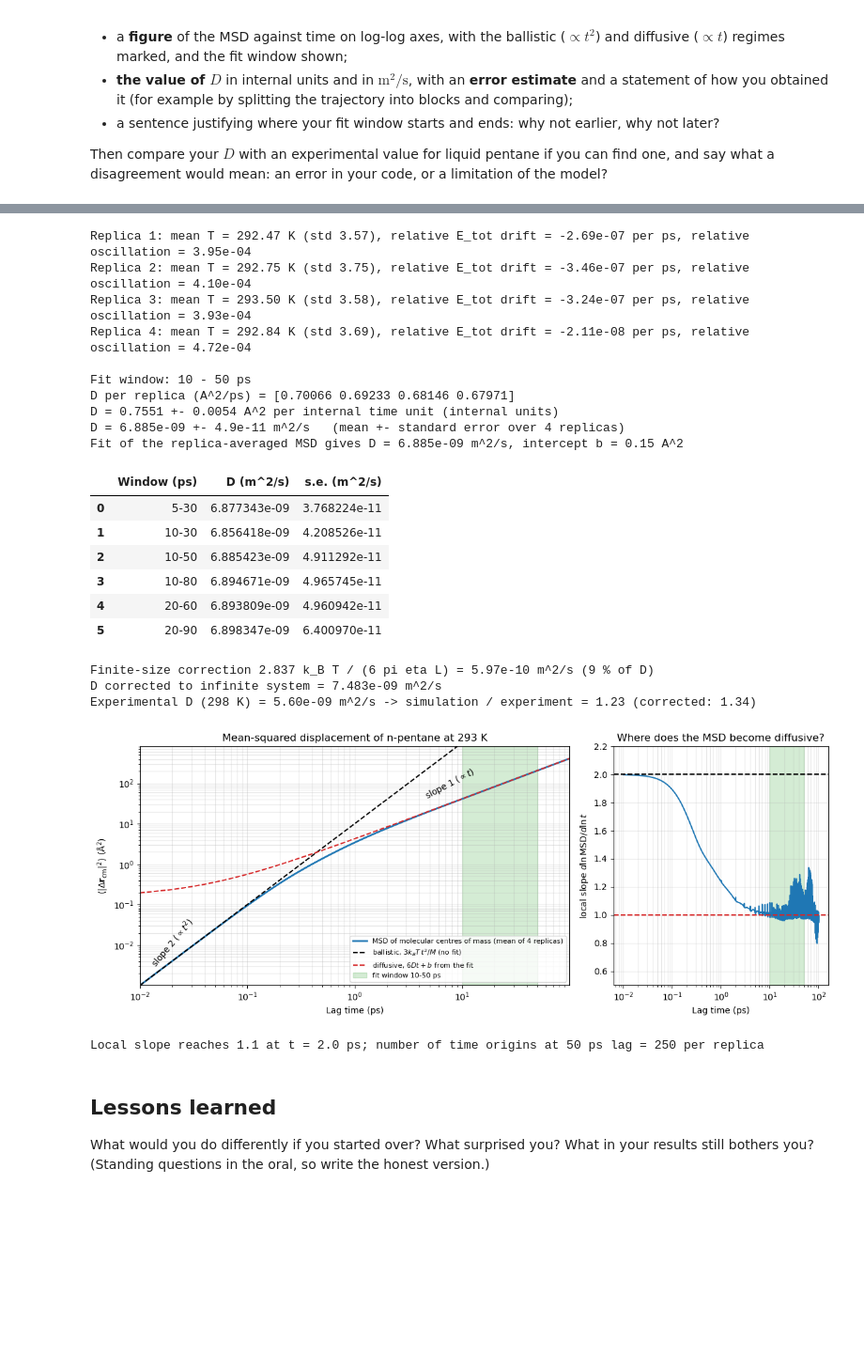
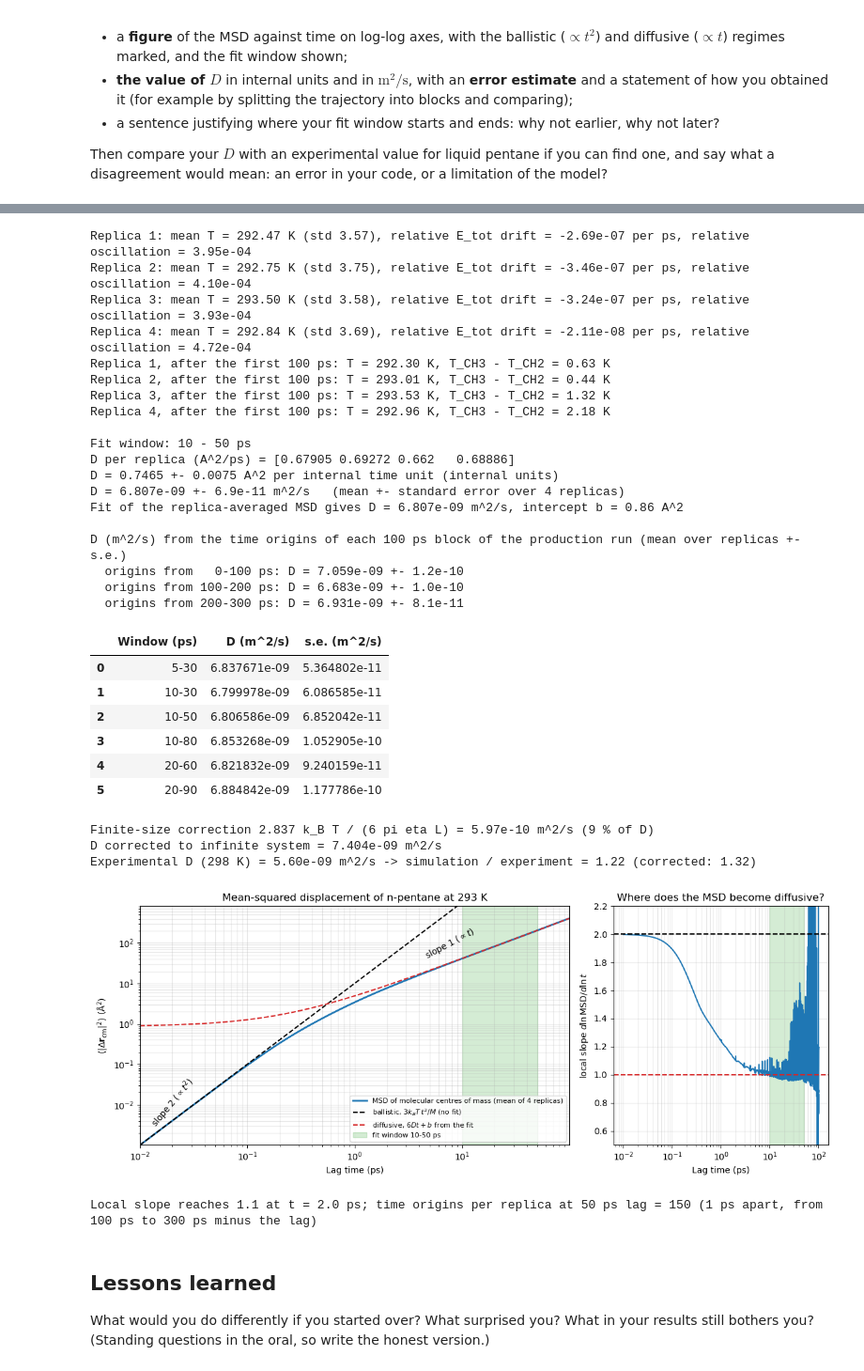
Before and after one commit to datomic117/Particle_based_simulations, a Jupyter notebook: Assignment_2/A2_simplified.ipynb, the cells around one changed output, grey strips where cells are left out. Shown at 94% size. Cells and saved outputs as stored; diff of their text form; code cells hidden in the pictures; blank space fills up the shorter version.

```diff
--- a/Assignment_2/A2_simplified.ipynb
+++ b/Assignment_2/A2_simplified.ipynb
@@ -1999,16 +2080,24 @@ prod_runs = [
 ]
 
 lag = msd_runs[0]["lag_ps"].to_numpy()
-msd_rep = np.array([run["msd_A2"].to_numpy() for run in msd_runs])      # (replica, lag), A^2
+DISCARD_PS = 100.0                                                       # first part of each production run that is thrown away
+# The MSD file holds one column per 100 ps block of time origins. The origins of block 0 start in the
+# first 100 ps of production and are discarded; blocks 1 and 2 are averaged (equal weights).
+msd_blocks = np.array([[run[f"block{b}"].to_numpy() for b in range(3)] for run in msd_runs])    # (replica, block, lag)
+msd_rep = np.nanmean(msd_blocks[:, 1:, :], axis=1)                                             # (replica, lag), A^2
 msd = msd_rep.mean(axis=0)
 msd_sem = msd_rep.std(axis=0, ddof=1) / np.sqrt(len(msd_rep))
-n_origins = msd_runs[0]["count"].to_numpy()
 
 # --- Sanity check of the production runs: NVE energy and temperature -----
 for k, run in enumerate(prod_runs, start=1):
     drift = energy_drift(run["time"].to_numpy(float) * PS_PER_TIME_UNIT, run["Etot"].to_numpy(float))
     print(f"Replica {k}: mean T = {run['T'].mean():.2f} K (std {run['T'].std():.2f}), "
           f"relative E_tot drift = {drift['rel_drift']:.2e} per ps, relative oscillation = {drift['rel_oscillation']:.2e}")
+
+for k, run in enumerate(prod_runs, start=1):
+    late = run["time"] * PS_PER_TIME_UNIT >= DISCARD_PS
+    print(f"Replica {k}, after the first {DISCARD_PS:.0f} ps: T = {run.loc[late, 'T'].mean():.2f} K, "
+          f"T_CH3 - T_CH2 = {(run.loc[late, 'T_CH3_K'] - run.loc[late, 'T_CH2_K']).mean():.2f} K")
 
 # --- Ballistic regime: <dR^2> = 3 k_B T / M_mol * t^2 (no fit) ------------
 M_MOL = 2 * 15.035 + 3 * 14.027                                  # amu = internal mass units
@@ -2048,6 +2137,13 @@ print(f"D per replica (A^2/ps) = {np.round(D_each, 5)}")
 print(f"D = {D_internal:.4f} +- {D_internal_sem:.4f} A^2 per internal time unit (internal units)")
 print(f"D = {D_si:.3e} +- {D_si_sem:.1e} m^2/s   (mean +- standard error over 4 replicas)")
 print(f"Fit of the replica-averaged MSD gives D = {D_total * A2_PER_PS_TO_M2_PER_S:.3e} m^2/s, intercept b = {intercept_total:.2f} A^2")
+
+# --- Why the first 100 ps are discarded: D from each block of time origins --------------
+block_D = np.array([[np.polyfit(lag[window], b[window], 1)[0] / 6.0 for b in rep_blocks] for rep_blocks in msd_blocks]) * A2_PER_PS_TO_M2_PER_S
+print()
+print("D (m^2/s) from the time origins of each 100 ps block of the production run (mean over replicas +- s.e.)")
+for b in range(3):
+    print(f"  origins from {100 * b:3d}-{100 * (b + 1):3d} ps: D = {block_D[:, b].mean():.3e} +- {block_D[:, b].std(ddof=1) / np.sqrt(len(block_D)):.1e}")
 
 # --- Sensitivity of D to the window -------------------------------------
 rows = []
@@ -2083,48 +2179,57 @@ ax.text(0.02, 0.08, r"slope 2 ($\propto t^2$)", transform=ax.transAxes, rotation
 ax.text(0.66, 0.78, r"slope 1 ($\propto t$)", transform=ax.transAxes, rotation=28)
 ax.set_xlabel("Lag time (ps)")
 ax.set_ylabel(r"$\langle |\Delta \mathbf{r}_\mathrm{cm}|^2 \rangle$ ($\mathrm{\AA}^2$)")
 ax.set_title("Mean-squared displacement of n-pentane at 293 K")
 ax.legend(fontsize=8, loc="lower right")
 ax.grid(alpha=0.3, which="both")
 
 ax = axes[1]
 ax.semilogx(lag[positive], local_slope, color="C0")
 ax.axhline(1, color="C3", ls="--")
 ax.axhline(2, color="k", ls="--")
 ax.axvspan(FIT_START_PS, FIT_END_PS, color="C2", alpha=0.2)
 ax.set_xlabel("Lag time (ps)")
 ax.set_ylabel(r"local slope $d\ln \mathrm{MSD} / d\ln t$")
 ax.set_ylim(0.5, 2.2)
 ax.set_title("Where does the MSD become diffusive?")
 ax.grid(alpha=0.3, which="both")
 plt.tight_layout()
 plt.show()
 
 print(f"Local slope reaches 1.1 at t = {lag[positive][np.argmax((local_slope < 1.1) & (lag[positive] > 0.5))]:.1f} ps; "
-      f"number of time origins at {FIT_END_PS:.0f} ps lag = {int(n_origins[np.argmin(np.abs(lag - FIT_END_PS))])} per replica")
+      f"time origins per replica at {FIT_END_PS:.0f} ps lag = {int(np.clip(300 - FIT_END_PS - DISCARD_PS, 0, 200))} (1 ps apart, from 100 ps to 300 ps minus the lag)")
 # %% [output]
 Replica 1: mean T = 292.47 K (std 3.57), relative E_tot drift = -2.69e-07 per ps, relative oscillation = 3.95e-04
 Replica 2: mean T = 292.75 K (std 3.75), relative E_tot drift = -3.46e-07 per ps, relative oscillation = 4.10e-04
 Replica 3: mean T = 293.50 K (std 3.58), relative E_tot drift = -3.24e-07 per ps, relative oscillation = 3.93e-04
 Replica 4: mean T = 292.84 K (std 3.69), relative E_tot drift = -2.11e-08 per ps, relative oscillation = 4.72e-04
+Replica 1, after the first 100 ps: T = 292.30 K, T_CH3 - T_CH2 = 0.63 K
+Replica 2, after the first 100 ps: T = 293.01 K, T_CH3 - T_CH2 = 0.44 K
+Replica 3, after the first 100 ps: T = 293.53 K, T_CH3 - T_CH2 = 1.32 K
+Replica 4, after the first 100 ps: T = 292.96 K, T_CH3 - T_CH2 = 2.18 K
 
 Fit window: 10 - 50 ps
-D per replica (A^2/ps) = [0.70066 0.69233 0.68146 0.67971]
-D = 0.7551 +- 0.0054 A^2 per internal time unit (internal units)
-D = 6.885e-09 +- 4.9e-11 m^2/s   (mean +- standard error over 4 replicas)
-Fit of the replica-averaged MSD gives D = 6.885e-09 m^2/s, intercept b = 0.15 A^2
+D per replica (A^2/ps) = [0.67905 0.69272 0.662   0.68886]
+D = 0.7465 +- 0.0075 A^2 per internal time unit (internal units)
+D = 6.807e-09 +- 6.9e-11 m^2/s   (mean +- standard error over 4 replicas)
+Fit of the replica-averaged MSD gives D = 6.807e-09 m^2/s, intercept b = 0.86 A^2
+
+D (m^2/s) from the time origins of each 100 ps block of the production run (mean over replicas +- s.e.)
+  origins from   0-100 ps: D = 7.059e-09 +- 1.2e-10
+  origins from 100-200 ps: D = 6.683e-09 +- 1.0e-10
+  origins from 200-300 ps: D = 6.931e-09 +- 8.1e-11
 |  | Window (ps) | D (m^2/s) | s.e. (m^2/s) |
-| 0 | 5-30 | 6.877343e-09 | 3.768224e-11 |
-| 1 | 10-30 | 6.856418e-09 | 4.208526e-11 |
-| 2 | 10-50 | 6.885423e-09 | 4.911292e-11 |
-| 3 | 10-80 | 6.894671e-09 | 4.965745e-11 |
-| 4 | 20-60 | 6.893809e-09 | 4.960942e-11 |
-| 5 | 20-90 | 6.898347e-09 | 6.400970e-11 |
+| 0 | 5-30 | 6.837671e-09 | 5.364802e-11 |
+| 1 | 10-30 | 6.799978e-09 | 6.086585e-11 |
+| 2 | 10-50 | 6.806586e-09 | 6.852042e-11 |
+| 3 | 10-80 | 6.853268e-09 | 1.052905e-10 |
+| 4 | 20-60 | 6.821832e-09 | 9.240159e-11 |
+| 5 | 20-90 | 6.884842e-09 | 1.177786e-10 |
 Finite-size correction 2.837 k_B T / (6 pi eta L) = 5.97e-10 m^2/s (9 % of D)
-D corrected to infinite system = 7.483e-09 m^2/s
-Experimental D (298 K) = 5.60e-09 m^2/s -> simulation / experiment = 1.23 (corrected: 1.34)
+D corrected to infinite system = 7.404e-09 m^2/s
+Experimental D (298 K) = 5.60e-09 m^2/s -> simulation / experiment = 1.22 (corrected: 1.32)
-[figure, old version]
+[figure, new version]
-Local slope reaches 1.1 at t = 2.0 ps; number of time origins at 50 ps lag = 250 per replica
+Local slope reaches 1.1 at t = 2.0 ps; time origins per replica at 50 ps lag = 150 (1 ps apart, from 100 ps to 300 ps minus the lag)
 # %% [markdown]
 ## Lessons learned
 
```
Also changed, not shown: parts of 7 cells of this notebook, 1 other file.
